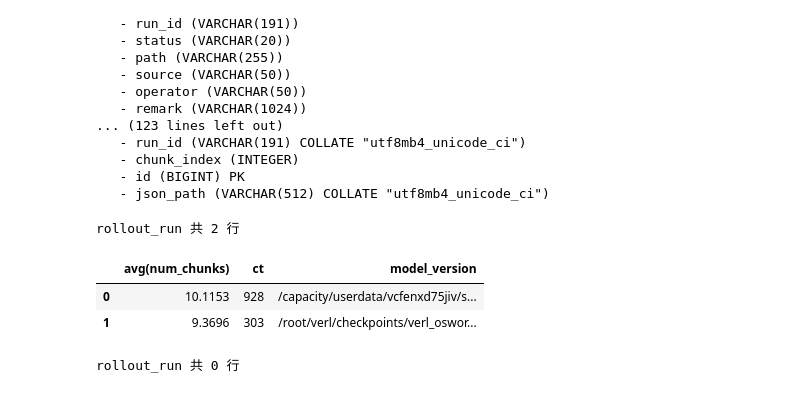
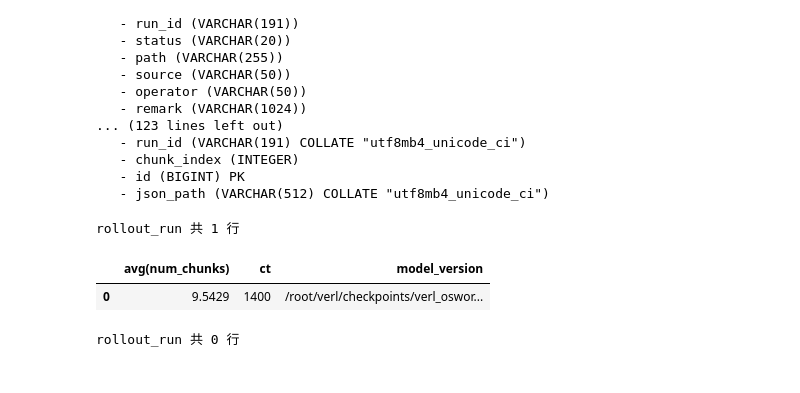
Before and after one commit to Computer-use-agents/dart-gui, a Jupyter notebook: rollouter/scripts/test_mysql.ipynb, the cells around one changed output. Cells and saved outputs as stored; diff of their text form; code cells hidden in the pictures.

```diff
--- a/rollouter/scripts/test_mysql.ipynb
+++ b/rollouter/scripts/test_mysql.ipynb
@@ -54,15 +54,15 @@ for tbl in metadata.sorted_tables:
    - id (BIGINT) PK
    - json_path (VARCHAR(512) COLLATE "utf8mb4_unicode_ci")
 # %%
-run_id="results/pass16_20250825_train15_pass16_gpu4_env36_kl" # results/test_for_train_instruction
+# run_id="results/pass16_20250901_train15_pass16_gpu2_env20_vllm_logp_maxstep15"# results/test_for_train_instruction
+run_id="results/pass16_20250902_train90_pass16_gpu2_env20_vllm_logp_maxstep50"
 with engine.connect() as conn:
     result = conn.execute(text(f"SELECT count(*) ct, avg(num_chunks), model_version FROM `rollout_run` where run_id='{run_id}' group by model_version"))
     rows = result.mappings().all()   # list[dict]，便于后续处理
 print(f"rollout_run 共 {len(rows)} 行")
 # 可选：转成 DataFrame 方便查看
 import pandas as pd; pd.DataFrame(rows)
 # %% [output]
-rollout_run 共 2 行
+rollout_run 共 1 行
 |  | avg(num_chunks) | ct | model_version |
-| 0 | 10.1153 | 928 | /capacity/userdata/vcfenxd75jiv/s... |
-| 1 | 9.3696 | 303 | /root/verl/checkpoints/verl_oswor... |
+| 0 | 9.5429 | 1400 | /root/verl/checkpoints/verl_oswor... |
```
Also changed, not shown: parts of 3 cells of this notebook, 17 other files.
